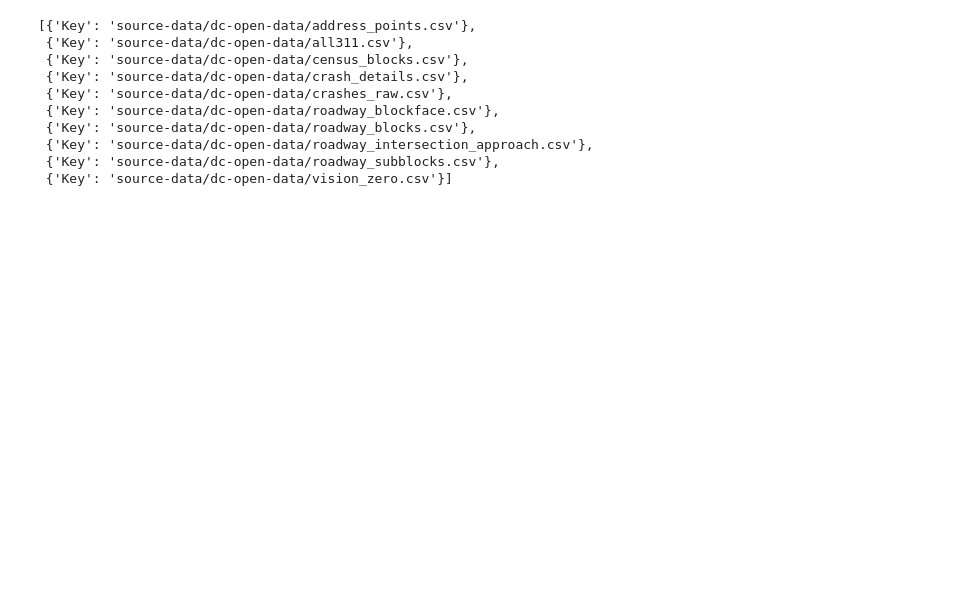
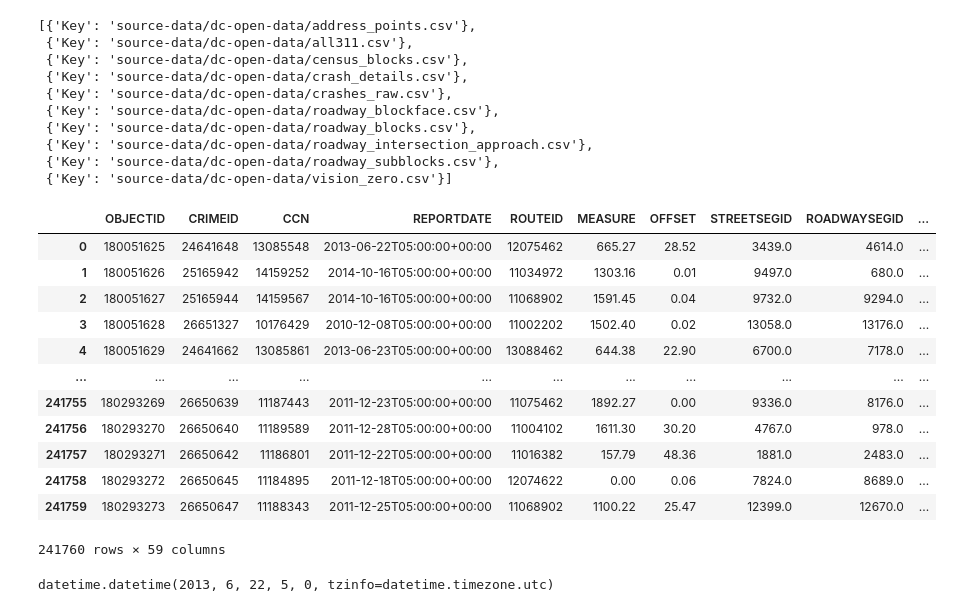
Before and after one commit to CharlotteJackson/DC_Crash_Bot, a Jupyter notebook: notebooks/scratch.ipynb, the cells around one changed output. Saved outputs shown, nothing was run; the diff lists cells and outputs as text; code cells hidden in the pictures; blank space fills up the shorter version.

```diff
--- a/notebooks/scratch.ipynb
+++ b/notebooks/scratch.ipynb
@@ -296,3 +351,25 @@ crash_details.geometry.crs
 crash_details.geometry = crash_details.geometry.set_crs(epsg=4326)
 # %%
 crash_details.geometry.crs
+# %%
+crashes_raw = gpd.read_file('https://opendata.arcgis.com/datasets/70392a096a8e431381f1f692aaa06afd_24.geojson', n=10)
+# %%
+crashes_raw
+# %% [output]
+|  | OBJECTID | CRIMEID | CCN | REPORTDATE | ROUTEID | MEASURE | OFFSET | STREETSEGID | ROADWAYSEGID | ... |
+| 0 | 180051625 | 24641648 | 13085548 | 2013-06-22T05:00:00+00:00 | 12075462 | 665.27 | 28.52 | 3439.0 | 4614.0 | ... |
+| 1 | 180051626 | 25165942 | 14159252 | 2014-10-16T05:00:00+00:00 | 11034972 | 1303.16 | 0.01 | 9497.0 | 680.0 | ... |
+| 2 | 180051627 | 25165944 | 14159567 | 2014-10-16T05:00:00+00:00 | 11068902 | 1591.45 | 0.04 | 9732.0 | 9294.0 | ... |
+| 3 | 180051628 | 26651327 | 10176429 | 2010-12-08T05:00:00+00:00 | 11002202 | 1502.40 | 0.02 | 13058.0 | 13176.0 | ... |
+| 4 | 180051629 | 24641662 | 13085861 | 2013-06-23T05:00:00+00:00 | 13088462 | 644.38 | 22.90 | 6700.0 | 7178.0 | ... |
+| ... | ... | ... | ... | ... | ... | ... | ... | ... | ... | ... |
+| 241755 | 180293269 | 26650639 | 11187443 | 2011-12-23T05:00:00+00:00 | 11075462 | 1892.27 | 0.00 | 9336.0 | 8176.0 | ... |
+| 241756 | 180293270 | 26650640 | 11189589 | 2011-12-28T05:00:00+00:00 | 11004102 | 1611.30 | 30.20 | 4767.0 | 978.0 | ... |
+| 241757 | 180293271 | 26650642 | 11186801 | 2011-12-22T05:00:00+00:00 | 11016382 | 157.79 | 48.36 | 1881.0 | 2483.0 | ... |
+| 241758 | 180293272 | 26650645 | 11184895 | 2011-12-18T05:00:00+00:00 | 12074622 | 0.00 | 0.06 | 7824.0 | 8689.0 | ... |
+| 241759 | 180293273 | 26650647 | 11188343 | 2011-12-25T05:00:00+00:00 | 11068902 | 1100.22 | 25.47 | 12399.0 | 12670.0 | ... |
+241760 rows × 59 columns
+# %%
+datetime.datetime.fromisoformat(crashes_raw.iloc[0]['REPORTDATE'])
+# %% [output]
+datetime.datetime(2013, 6, 22, 5, 0, tzinfo=datetime.timezone.utc)
```
Also changed, not shown: parts of 15 cells of this notebook, 5 other files.
